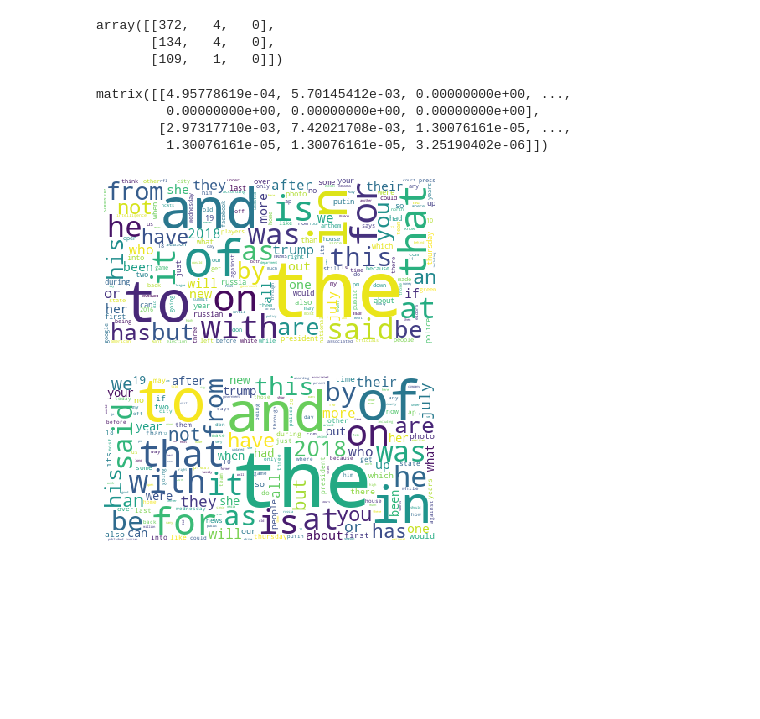
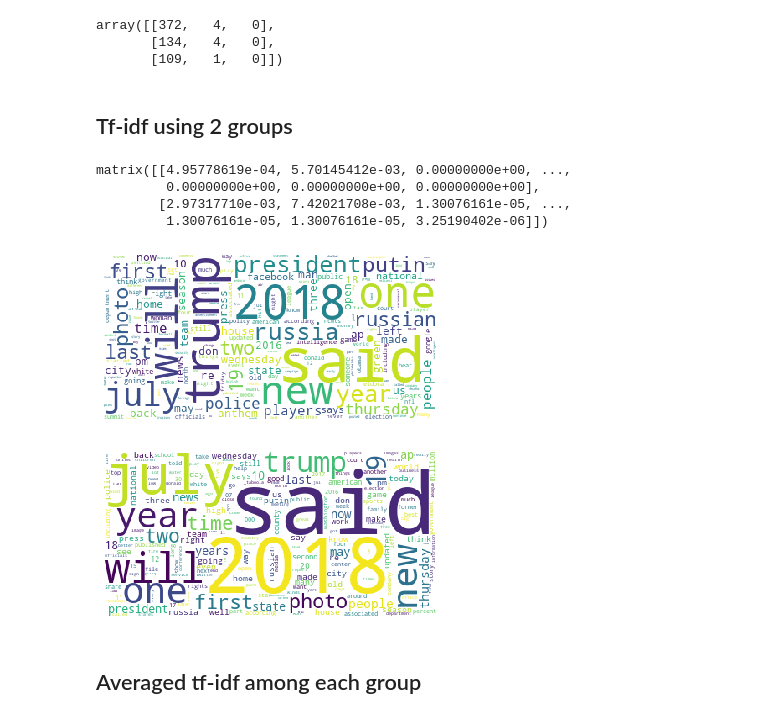
Before and after one commit to harin/cudsi-capstone-2019, a Jupyter notebook: clustering/doc2vec_clustering_evaluated.ipynb, the cells around one changed output. Drawn from its saved outputs; the diff is of its cells as text; code cells hidden in the pictures; blank space fills up the shorter version.

Commit message:
improved wordcloud

```diff
--- a/clustering/doc2vec_clustering_evaluated.ipynb
+++ b/clustering/doc2vec_clustering_evaluated.ipynb
@@ -375,5 +375,7 @@ array([[372,   4,   0],
 labeled_articles = articles.dropna(subset=['label'])
 concat_labeled_articles = list(labeled_articles[['text','prediction']].groupby(['prediction'])['text'].apply(lambda x: ' '.join(x)))
 # df[['name','text','month']].drop_duplicates()
+# %% [markdown]
+## Tf-idf using 2 groups
 # %%
 from sklearn.feature_extraction.text import TfidfVectorizer
@@ -391,18 +391,23 @@ matrix([[4.95778619e-04, 5.70145412e-03, 0.00000000e+00, ...,
 # %%
 tfidfs = pd.DataFrame(vectors.toarray(), columns=vectorizer.get_feature_names())
 # %%
-from wordcloud import WordCloud
+from wordcloud import WordCloud, STOPWORDS
 
 for i in range(0, len(tfidfs)):
-    wordcloud = WordCloud(background_color = 'white')
     d = {}
     for k,v in tfidfs.T[i].reset_index().values:
         d[k] = v
-    d
-    wc = wordcloud.generate_from_frequencies(d)
+
+    stopwords = set(STOPWORDS)
+    d = {key: d[key] for key in d if key not in stopwords}
+
+    wordcloud = WordCloud(background_color = 'white', stopwords=stopwords)
+    wc = wordcloud.fit_words(d)
     plt.figure()
     plt.imshow(wc)
     plt.axis("off")
 # %% [output]
-[figure, old version]
+[figure, new version]
-[figure, old version]
+[figure, new version]
+# %% [markdown]
+## Averaged tf-idf among each group
```
Also changed, not shown: parts of 6 cells of this notebook.
